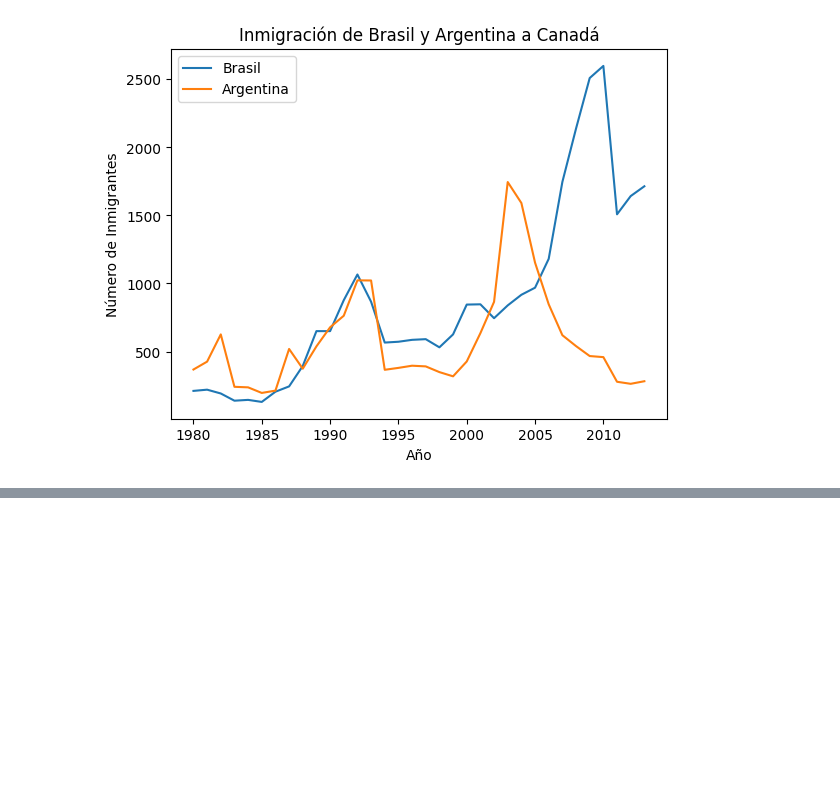
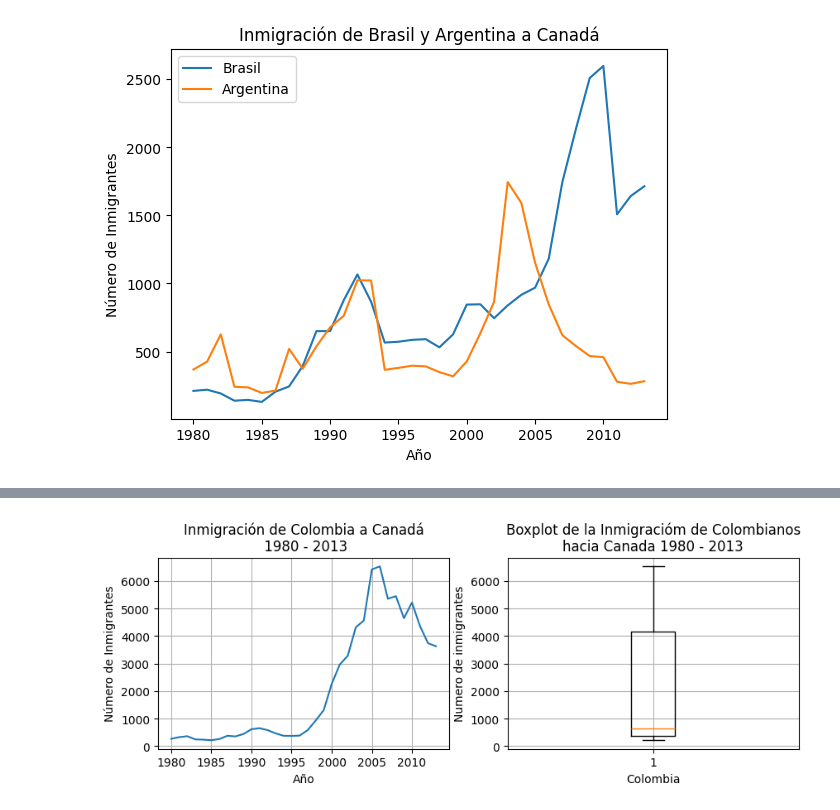
Before and after one commit to AndresCMontejo/Visualizaci-n-de-datos-con-Python-Matplotlib-Seaborn-y-Plotly, a Jupyter notebook: visualizacion_de_datos_con_python.ipynb, the cells around one changed output, grey strips where cells are left out. Cells and saved outputs as stored; diff of their text form; code cells hidden in the pictures; blank space fills up the shorter version.

```diff
--- a/visualizacion_de_datos_con_python.ipynb
+++ b/visualizacion_de_datos_con_python.ipynb
@@ -238,0 +253,22 @@ plt.show()
+# %%
+#CREANDO SUBPLOTS EN UNA DIRECCIÓN, el objetivo es mostrar del lado izquierdo la grafica que hemos creado y del lado derecho nuestros
+#datos estadisticos.
+#Dentro del parentesis de subplots indicamos que queremos una fila con dos graficas, con (1,2) y agregamos nuestros figsize en pulgadas
+fig, axs = plt.subplots(1, 2, figsize=(10,3))
+
+axs[0].plot(datos_col['Año'], datos_col['Inmigrantes'])
+axs[0].set_title('Inmigración de Colombia a Canadá\n 1980 - 2013')
+axs[0].set_xlabel('Año')
+axs[0].set_ylabel('Número de Inmigrantes')
+axs[0].xaxis.set_major_locator(plt.MultipleLocator(5))
+axs[0].grid() #para mostrar cuadriculas en nuestros graficos
+
+axs[1].boxplot(datos_col['Inmigrantes'])
+axs[1].set_title('Boxplot de la Inmigracióm de Colombianos\nhacia Canada 1980 - 2013')
+axs[1].set_xlabel('Colombia')
+axs[1].set_ylabel('Numero de inmigrantes')
+axs[1].grid()
+
+plt.show()
+# %% [output]
+[figure, added]
```
Also changed, not shown: parts of 2 cells of this notebook.
